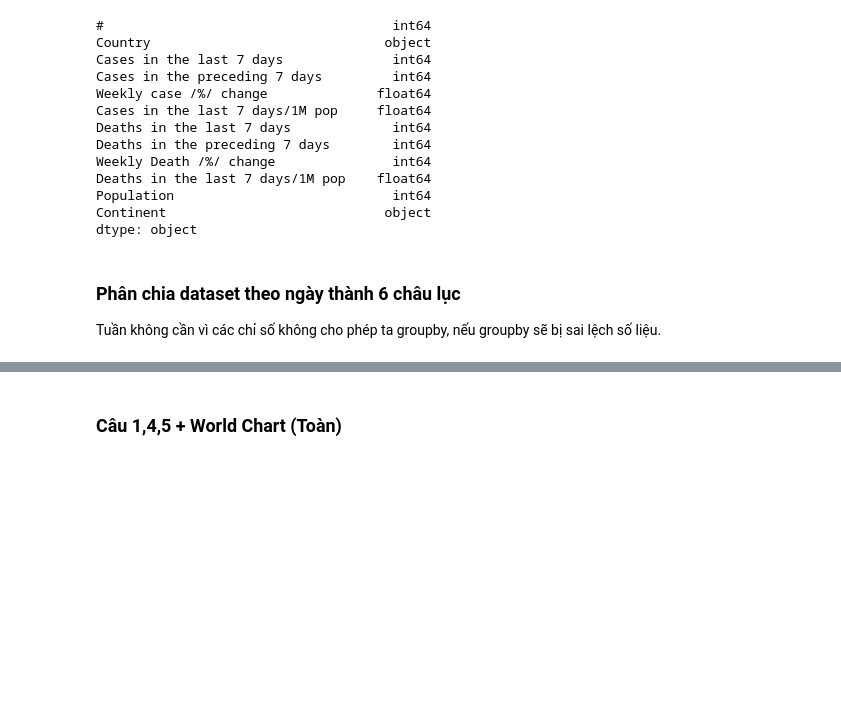
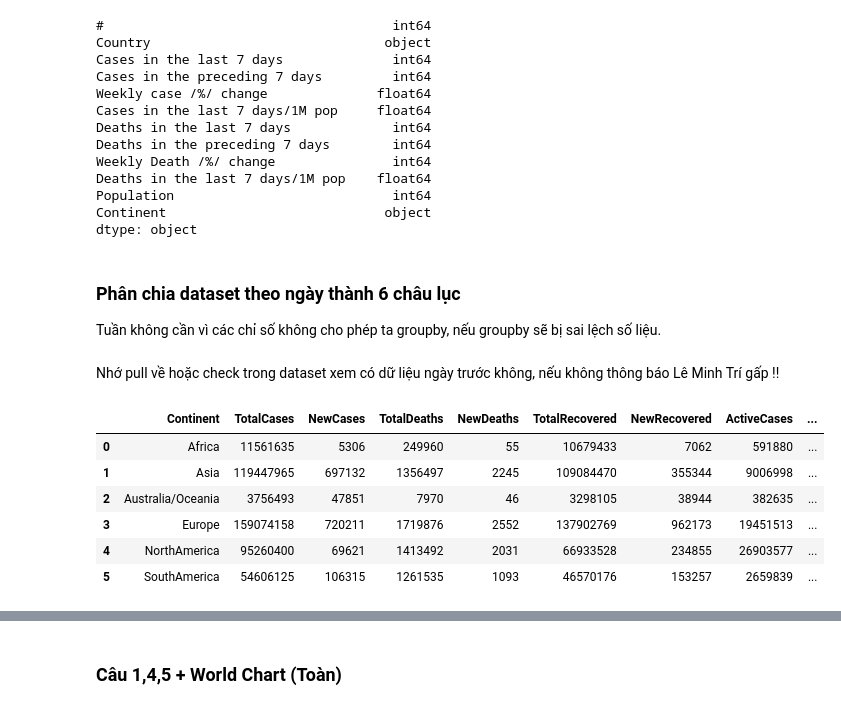
Before and after one commit to 19127592/Corona-Analysis, a Jupyter notebook: visualize_data.ipynb, the cells around one changed output, grey strips where cells are left out. Saved outputs shown, nothing was run; the diff lists cells and outputs as text; code cells hidden in the pictures; blank space fills up the shorter version.

```diff
--- a/visualize_data.ipynb
+++ b/visualize_data.ipynb
@@ -118,4 +119,26 @@ dtype: object
 ### Phân chia dataset theo ngày thành 6 châu lục
 
 Tuần không cần vì các chỉ số không cho phép ta groupby, nếu groupby sẽ bị sai lệch số liệu.
+# %%
+today = date.today()
+yesterday = (today - timedelta(1)).strftime("%Y-%m-%d")
+# %% [markdown]
+Nhớ pull về hoặc check trong dataset xem có dữ liệu ngày trước không, nếu không thông báo Lê Minh Trí gấp !!
+# %%
+df_covid_yesterday = df_covid_by_day[df_covid_by_day['Date'] == yesterday]
+# %%
+continent_yesterday_df = df_covid_yesterday.groupby("Continent").sum().drop("nan").reset_index()
+continent_yesterday_df = continent_yesterday_df.drop(["#","Tot Cases/1M pop","Deaths/1M pop","Tests/1M pop"],axis=1)
+continent_yesterday_df['Date'] = yesterday
+continent_yesterday_df['Date'] = pd.to_datetime(continent_yesterday_df['Date'],format="%Y-%m-%d")
+# %%
+continent_yesterday_df
+# %% [output]
+|  | Continent | TotalCases | NewCases | TotalDeaths | NewDeaths | TotalRecovered | NewRecovered | ActiveCases | ... |
+| 0 | Africa | 11561635 | 5306 | 249960 | 55 | 10679433 | 7062 | 591880 | ... |
+| 1 | Asia | 119447965 | 697132 | 1356497 | 2245 | 109084470 | 355344 | 9006998 | ... |
+| 2 | Australia/Oceania | 3756493 | 47851 | 7970 | 46 | 3298105 | 38944 | 382635 | ... |
+| 3 | Europe | 159074158 | 720211 | 1719876 | 2552 | 137902769 | 962173 | 19451513 | ... |
+| 4 | NorthAmerica | 95260400 | 69621 | 1413492 | 2031 | 66933528 | 234855 | 26903577 | ... |
+| 5 | SouthAmerica | 54606125 | 106315 | 1261535 | 1093 | 46570176 | 153257 | 2659839 | ... |
 # %%
```
Also changed, not shown: parts of 10 cells of this notebook.
